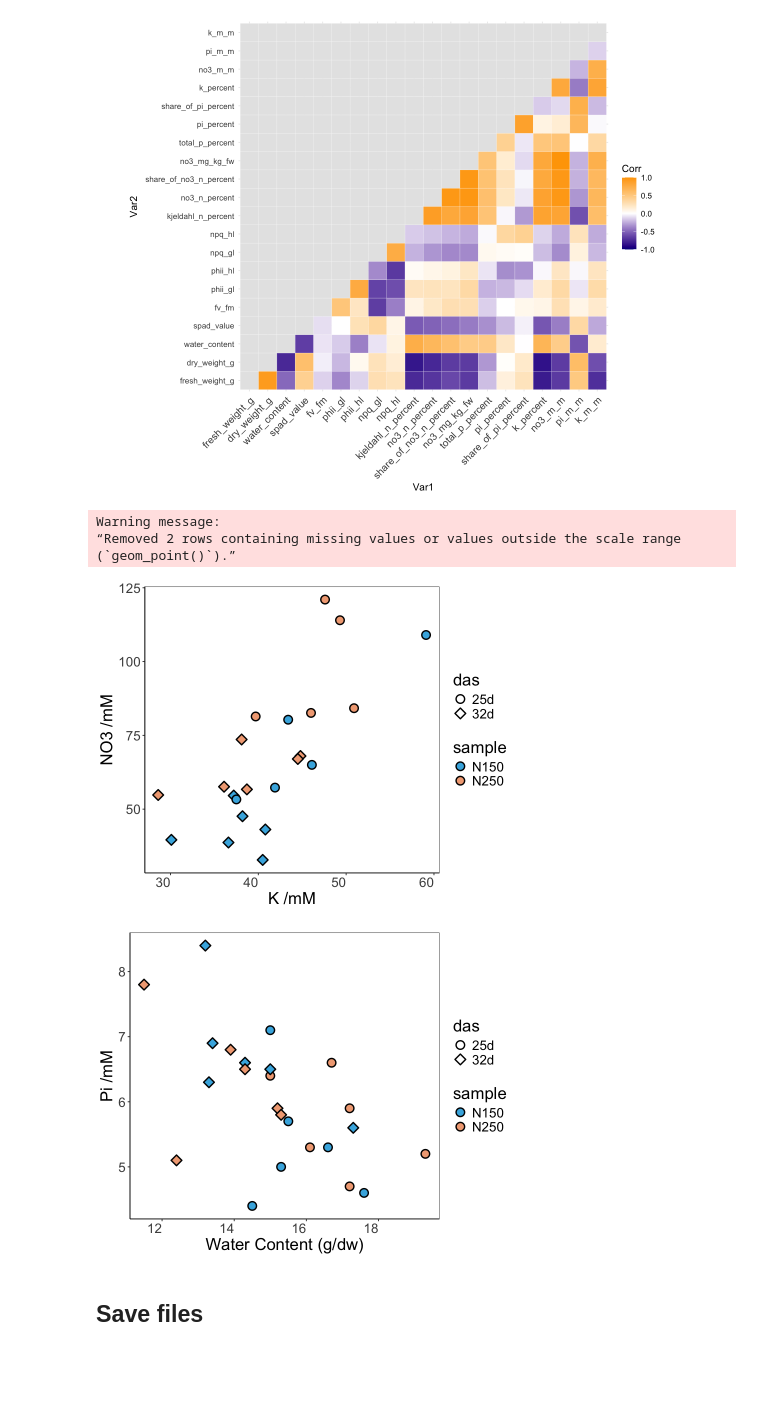
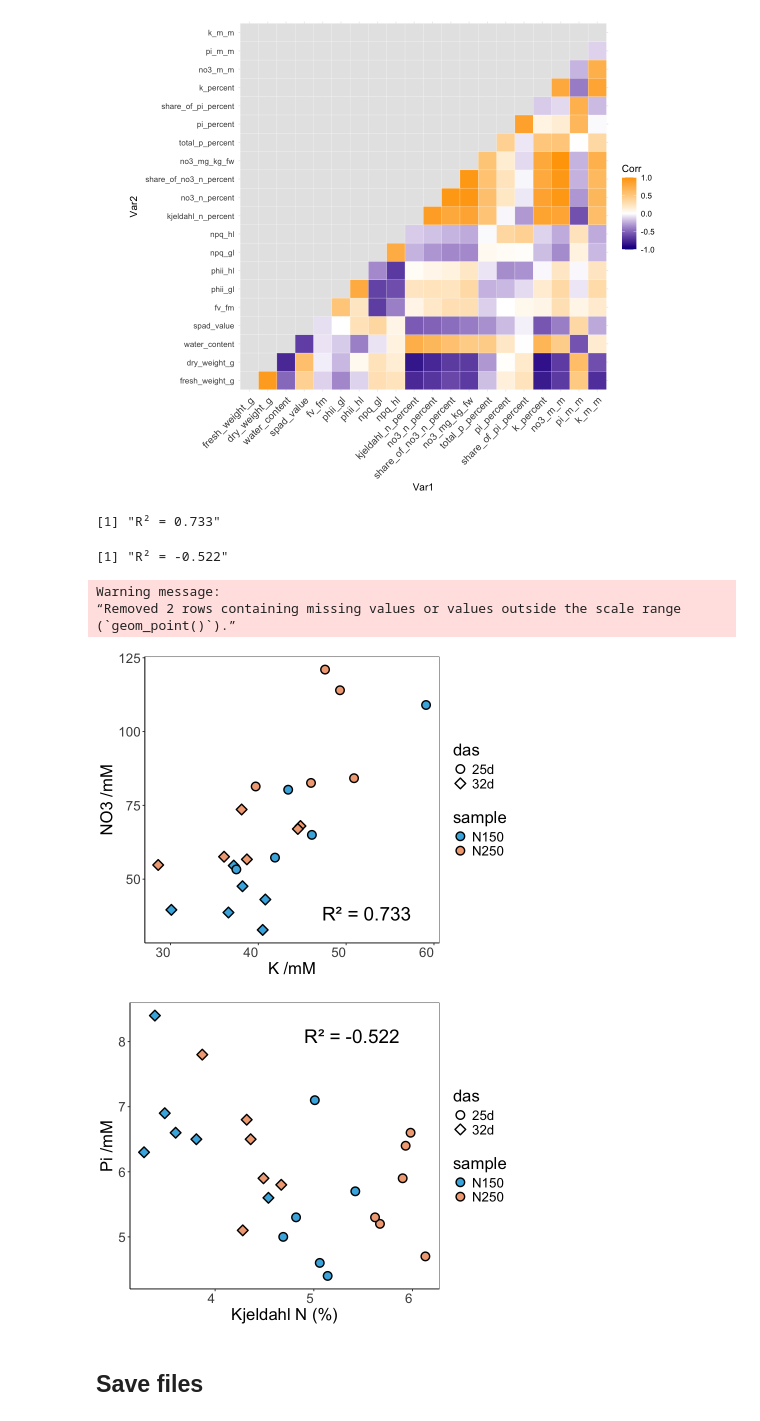
Before and after one commit to ToMatoanene/InorganicAnalysis_2025, a Jupyter notebook: WholeClass.ipynb, the cells around one changed output. Saved outputs shown, nothing was run; the diff lists cells and outputs as text; code cells hidden in the pictures; blank space fills up the shorter version.

Commit message:
add r2 values

```diff
--- a/WholeClass.ipynb
+++ b/WholeClass.ipynb
@@ -630,12 +539,32 @@ cor_plot <- cor_matrix |>
 cor_plot
 # %% [output]
 [figure]
+# %%
+## compute r^2 values for further analysis
+r2_k_no3 <- cor(data_wl$k_m_m, data_wl$no3_m_m,
+                 use = "complete.obs", method = "pearson")
+r2_k_no3_txt <- sprintf("R² = %.3f", r2_k_no3)
+r2_k_no3_txt
+
+r2_pi_kjeldahl <- cor(data_wl$pi_m_m, data_wl$kjeldahl_n_percent,
+                      use = "complete.obs", method = "pearson")
+r2_pi_kjeldahl_txt <- sprintf("R² = %.3f", r2_pi_kjeldahl)
+r2_pi_kjeldahl_txt
+# %% [output]
+[1] "R² = 0.733"
+[1] "R² = -0.522"
 # %%
 options(repr.plot.width = 7, repr.plot.height = 5.5)
 
 comp1_plot <- data_wl |>
     ggplot(aes(x = k_m_m, y = no3_m_m, fill = sample, shape = das)) +
     geom_point(size = 4, colour = "black", stroke = 1.2) +
+    annotate("text",
+             x = max(data_wl$k_m_m, na.rm = TRUE) * 0.80,
+             y = min(data_wl$no3_m_m, na.rm = TRUE) * 1.10,
+             label = r2_k_no3_txt,
+             size  = 8,
+             hjust = 0, vjust = 0) +
     labs(x = "K /mM", y = "NO3 /mM", legend = "Sample") +
     scale_fill_manual(values = colour_code3) +
     scale_shape_manual(values = c(21, 23)) +
@@ -656,31 +585,37 @@ comp1_plot
 Warning message:
 “Removed 2 rows containing missing values or values outside the scale range
 (`geom_point()`).”
-[figure, old version]
+[figure, new version]
 # %%
 options(repr.plot.width = 7, repr.plot.height = 5.5)
 
 comp2_plot <- data_wl |>
-    ggplot(aes(x = water_content, y = pi_m_m, fill = sample, shape = das)) +
+    ggplot(aes(x = kjeldahl_n_percent, y = pi_m_m, fill = sample, shape = das)) +
     geom_point(size = 4, colour = "black", stroke = 1.2) +
-    labs(x = "Water Content (g/dw)", y = "Pi /mM", legend = "Sample") +
+    annotate("text",
+             x = max(data_wl$kjeldahl_n_percent, na.rm = TRUE) * 0.8,
+             y = max(data_wl$pi_m_m, na.rm = TRUE) * 0.95,
+             label = r2_pi_kjeldahl_txt,
+             size  = 8,
+             hjust = 0, vjust = 0) +
+    labs(x = "Kjeldahl N (%)", y = "Pi /mM", legend = "Sample") +
     scale_fill_manual(values = colour_code3) +
     scale_shape_manual(values = c(21, 23)) +
     guides(fill = guide_legend(override.aes = list(shape = 21)),
            shape = guide_legend(override.aes = list(fill = "white"))) +
     theme_bw() +
     theme(
         text = element_text(size = 20, colour = "black"),
         axis.line = element_line(colour = "black"),
         axis.text.x = element_text(hjust = 1),
         panel.grid = element_blank(),
         plot.title = element_text(hjust = 0.5),
         legend.position = "right"
     )
 
 comp2_plot
 # %% [output]
-[figure, old version]
+[figure, new version]
 # %% [markdown]
 ## Save files
 # %%
```
Also changed, not shown: parts of 11 cells of this notebook, 5 other files.
